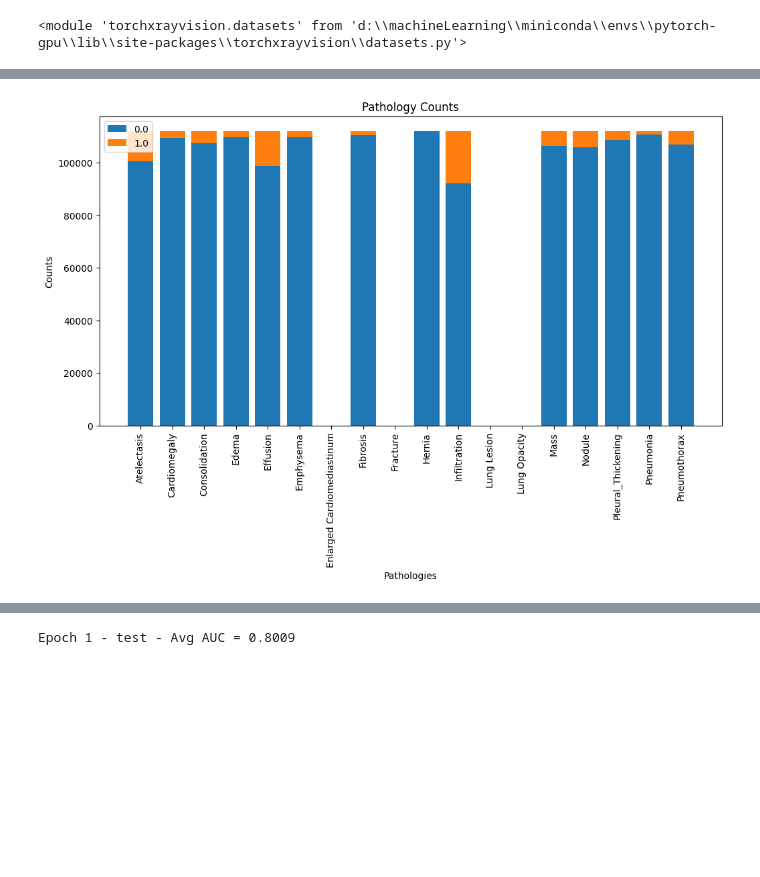
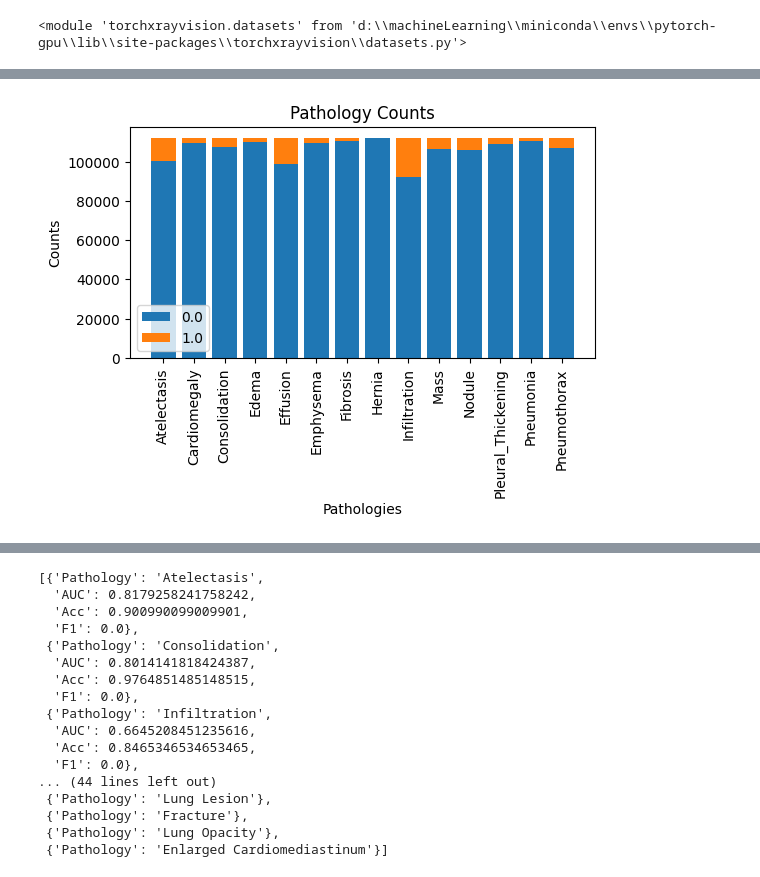
Before and after one commit to haooyuee/xrayvision-diy, a Jupyter notebook: test_model.ipynb, the cells around one changed output, grey strips where cells are left out. Cells and saved outputs as stored; diff of their text form; code cells hidden in the pictures; blank space fills up the shorter version.

Commit message:
updata test model

```diff
--- a/test_model.ipynb
+++ b/test_model.ipynb
@@ -59,41 +60,37 @@ data = {'Atelectasis': {0.0: 100561, 1.0: 11559},
  'Edema': {0.0: 109817, 1.0: 2303},
  'Effusion': {0.0: 98803, 1.0: 13317},
  'Emphysema': {0.0: 109604, 1.0: 2516},
- 'Enlarged Cardiomediastinum': {},
  'Fibrosis': {0.0: 110434, 1.0: 1686},
- 'Fracture': {},
  'Hernia': {0.0: 111893, 1.0: 227},
  'Infiltration': {0.0: 92226, 1.0: 19894},
- 'Lung Lesion': {},
- 'Lung Opacity': {},
  'Mass': {0.0: 106338, 1.0: 5782},
  'Nodule': {0.0: 105789, 1.0: 6331},
  'Pleural_Thickening': {0.0: 108735, 1.0: 3385},
  'Pneumonia': {0.0: 110689, 1.0: 1431},
  'Pneumothorax': {0.0: 106818, 1.0: 5302}}
 # 提取数据
 labels = list(data.keys())
 values_0 = [v.get(0.0, 0) for v in data.values()]  # 处理空字典
 values_1 = [v.get(1.0, 0) for v in data.values()]  # 处理空字典
 
 # 绘制条形图
-fig, ax = plt.subplots(figsize=(12, 6))
+fig, ax = plt.subplots(figsize=(6, 3))
 ax.bar(labels, values_0, label='0.0')
 ax.bar(labels, values_1, bottom=values_0, label='1.0')
 ax.set_xticklabels(labels, rotation=90)
 # 添加标签和标题
 plt.xlabel("Pathologies")
 plt.ylabel("Counts")
 plt.title("Pathology Counts")
 
 # 添加图例
 ax.legend()
 
 # 显示图表
 plt.show()
-fig.savefig('figure/data_nih.png', bbox_inches = 'tight')
+fig.savefig('resultat/data_nih.png', bbox_inches = 'tight')
 # %% [output]
-[figure, old version]
+[figure, new version]
 # %%
 #cut out training sets
 train_datas = []
@@ -175,6 +246,24 @@ test_loader = torch.utils.data.DataLoader(test_dataset,
                                             batch_size=8,
                                             shuffle=None,
                                             num_workers=0, pin_memory=False)
-results = train_utils.valid_test_epoch("test", 0, model, "cuda", test_loader, torch.nn.BCEWithLogitsLoss(), limit=99999999)
+auc, task_aucs, task_outputs, task_targets, result_all_task = valid_test_epoch("test", 0, model, "cuda", test_loader, torch.nn.BCEWithLogitsLoss(), limit=10000000)
-# %% [output]
-Epoch 1 - test - Avg AUC = 0.8009
+# %%
+result_all_task
+# %% [output]
+[{'Pathology': 'Atelectasis',
+  'AUC': 0.8179258241758242,
+  'Acc': 0.900990099009901,
+  'F1': 0.0},
+ {'Pathology': 'Consolidation',
+  'AUC': 0.8014141818424387,
+  'Acc': 0.9764851485148515,
+  'F1': 0.0},
+ {'Pathology': 'Infiltration',
+  'AUC': 0.6645208451235616,
+  'Acc': 0.8465346534653465,
+  'F1': 0.0},
+... (44 lines left out)
+ {'Pathology': 'Lung Lesion'},
+ {'Pathology': 'Fracture'},
+ {'Pathology': 'Lung Opacity'},
+ {'Pathology': 'Enlarged Cardiomediastinum'}]
```
Also changed, not shown: parts of 8 cells of this notebook, 2 other files.
